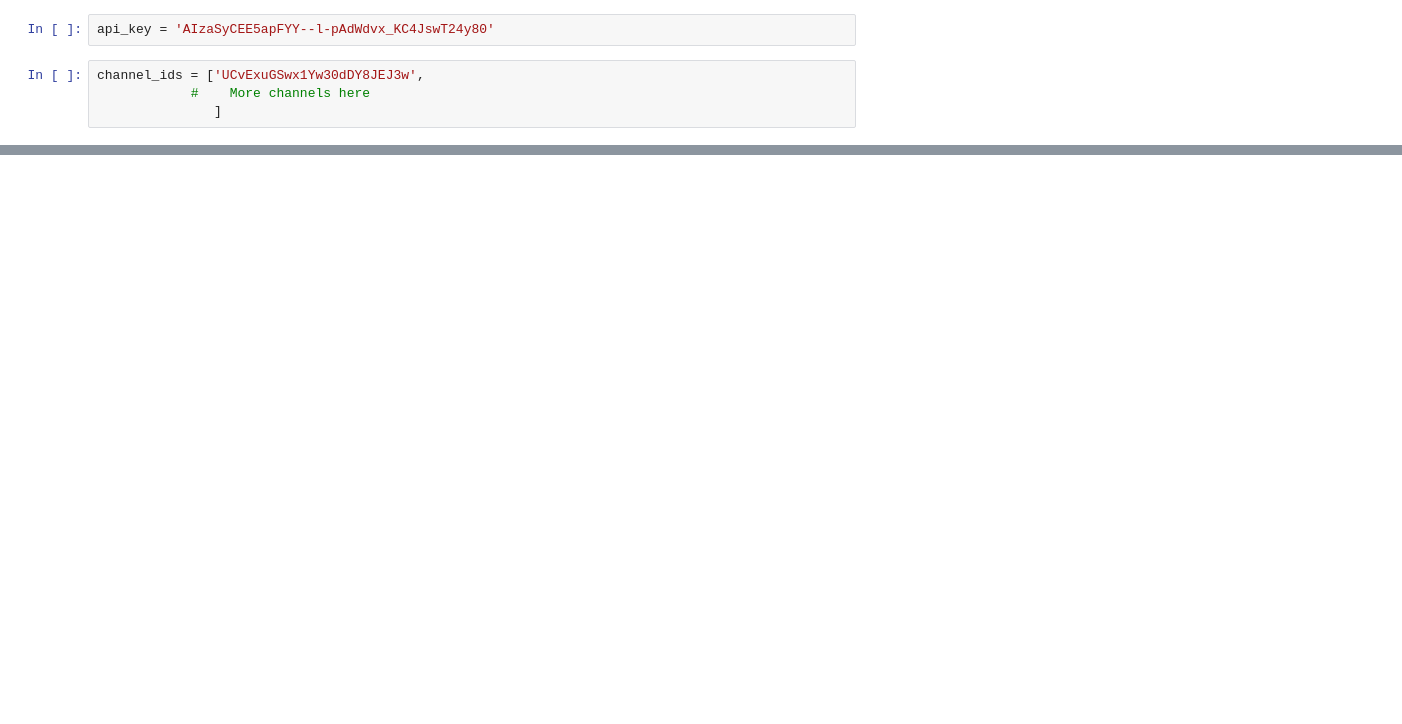
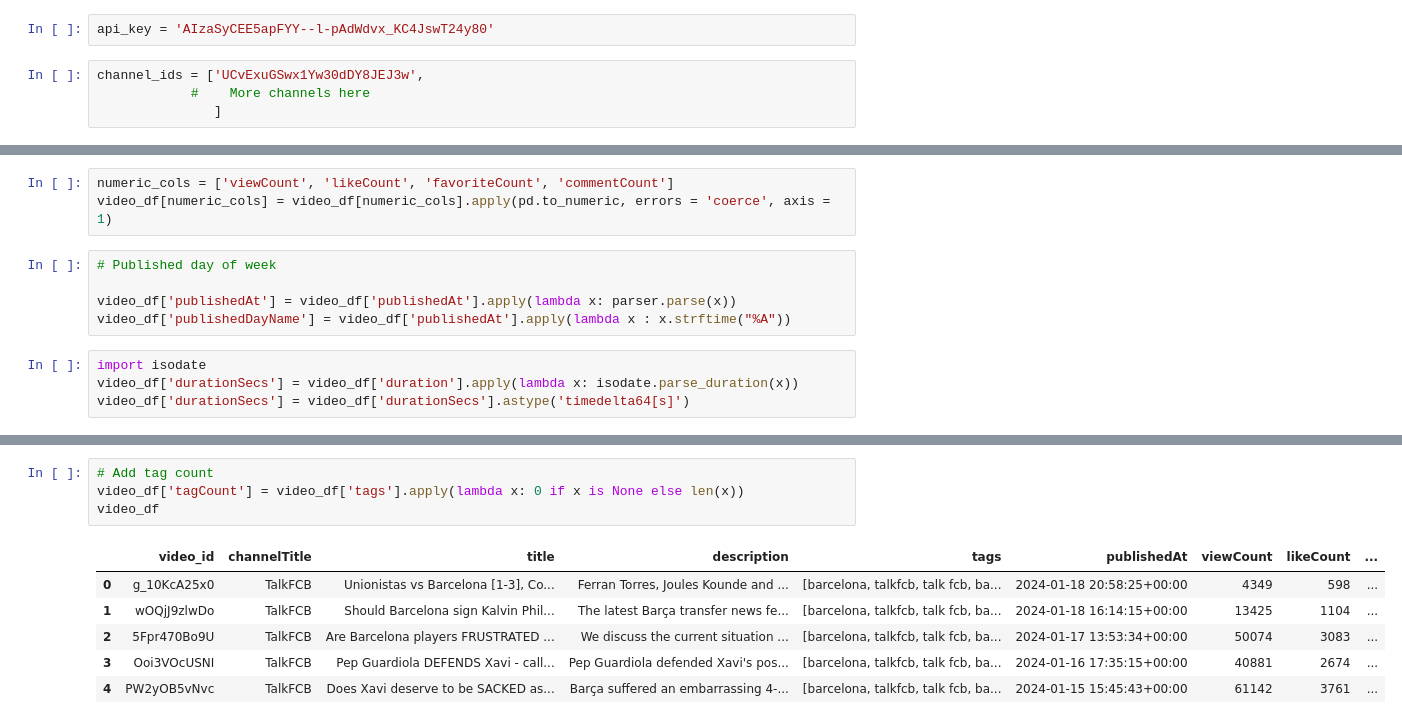
Before and after one commit to Garcia527/YoutubeChannelStatistics, a Jupyter notebook: YT_data.ipynb, the cells around one changed output, grey strips where cells are left out. Drawn from its saved outputs; the diff is of its cells as text; blank space fills up the shorter version.

```diff
--- a/YT_data.ipynb
+++ b/YT_data.ipynb
@@ -27,0 +169,12 @@ JSON(response)
+# %%
+numeric_cols = ['viewCount', 'likeCount', 'favoriteCount', 'commentCount']
+video_df[numeric_cols] = video_df[numeric_cols].apply(pd.to_numeric, errors = 'coerce', axis = 1)
+# %%
+# Published day of week
+
+video_df['publishedAt'] = video_df['publishedAt'].apply(lambda x: parser.parse(x))
+video_df['publishedDayName'] = video_df['publishedAt'].apply(lambda x : x.strftime("%A"))
+# %%
+import isodate
+video_df['durationSecs'] = video_df['duration'].apply(lambda x: isodate.parse_duration(x))
+video_df['durationSecs'] = video_df['durationSecs'].astype('timedelta64[s]')
@@ -27,0 +190,11 @@ JSON(response)
+# %%
+# Add tag count
+video_df['tagCount'] = video_df['tags'].apply(lambda x: 0 if x is None else len(x))
+video_df
+# %% [output]
+|  | video_id | channelTitle | title | description | tags | publishedAt | viewCount | likeCount | ... |
+| 0 | g_10KcA25x0 | TalkFCB | Unionistas vs Barcelona [1-3], Co... | Ferran Torres, Joules Kounde and ... | [barcelona, talkfcb, talk fcb, ba... | 2024-01-18 20:58:25+00:00 | 4349 | 598 | ... |
+| 1 | wOQjJ9zlwDo | TalkFCB | Should Barcelona sign Kalvin Phil... | The latest Barça transfer news fe... | [barcelona, talkfcb, talk fcb, ba... | 2024-01-18 16:14:15+00:00 | 13425 | 1104 | ... |
+| 2 | 5Fpr470Bo9U | TalkFCB | Are Barcelona players FRUSTRATED ... | We discuss the current situation ... | [barcelona, talkfcb, talk fcb, ba... | 2024-01-17 13:53:34+00:00 | 50074 | 3083 | ... |
+| 3 | Ooi3VOcUSNI | TalkFCB | Pep Guardiola DEFENDS Xavi - call... | Pep Guardiola defended Xavi's pos... | [barcelona, talkfcb, talk fcb, ba... | 2024-01-16 17:35:15+00:00 | 40881 | 2674 | ... |
+| 4 | PW2yOB5vNvc | TalkFCB | Does Xavi deserve to be SACKED as... | Barça suffered an embarrassing 4-... | [barcelona, talkfcb, talk fcb, ba... | 2024-01-15 15:45:43+00:00 | 61142 | 3761 | ... |
```
Also changed, not shown: parts of 18 cells of this notebook.
